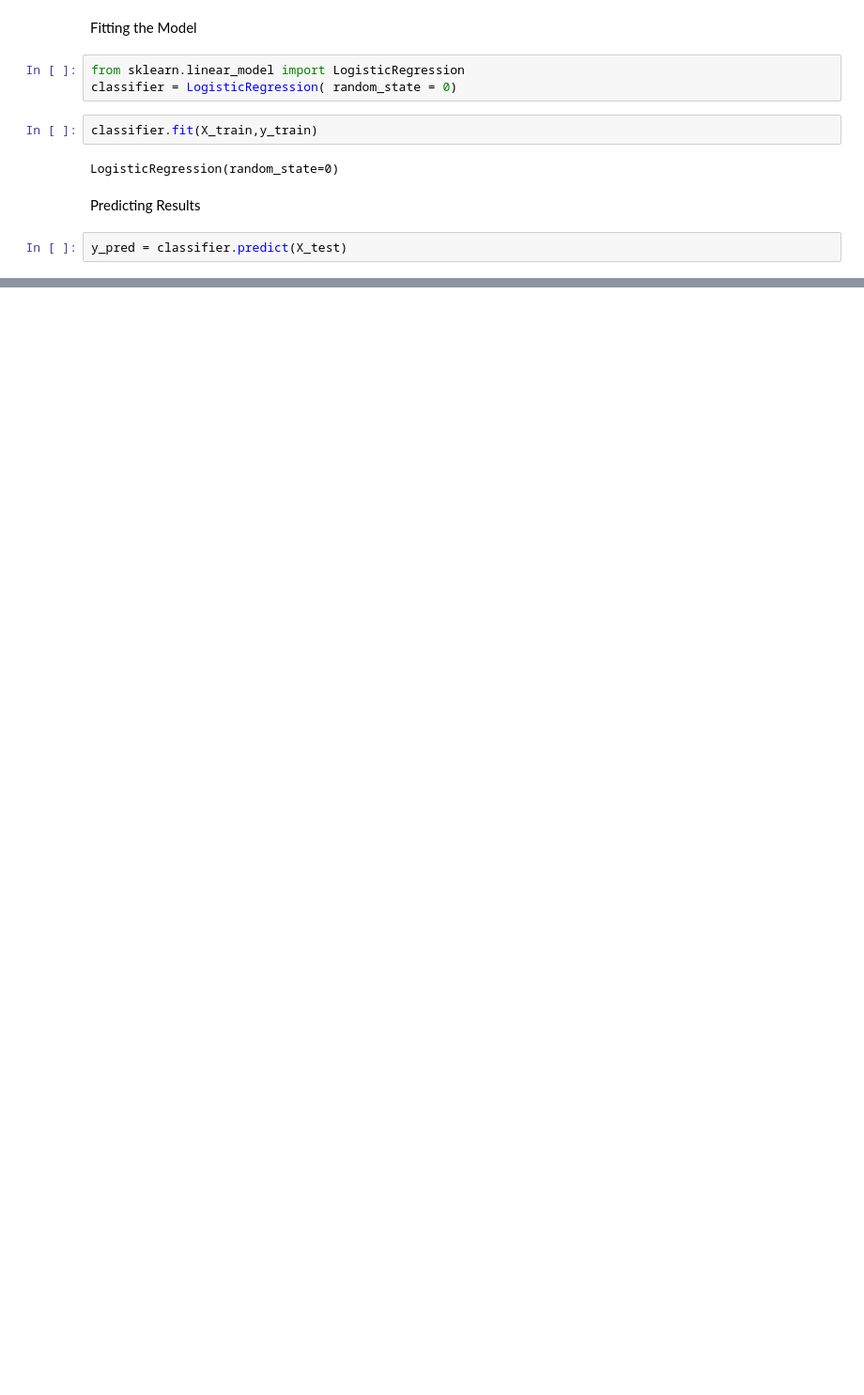
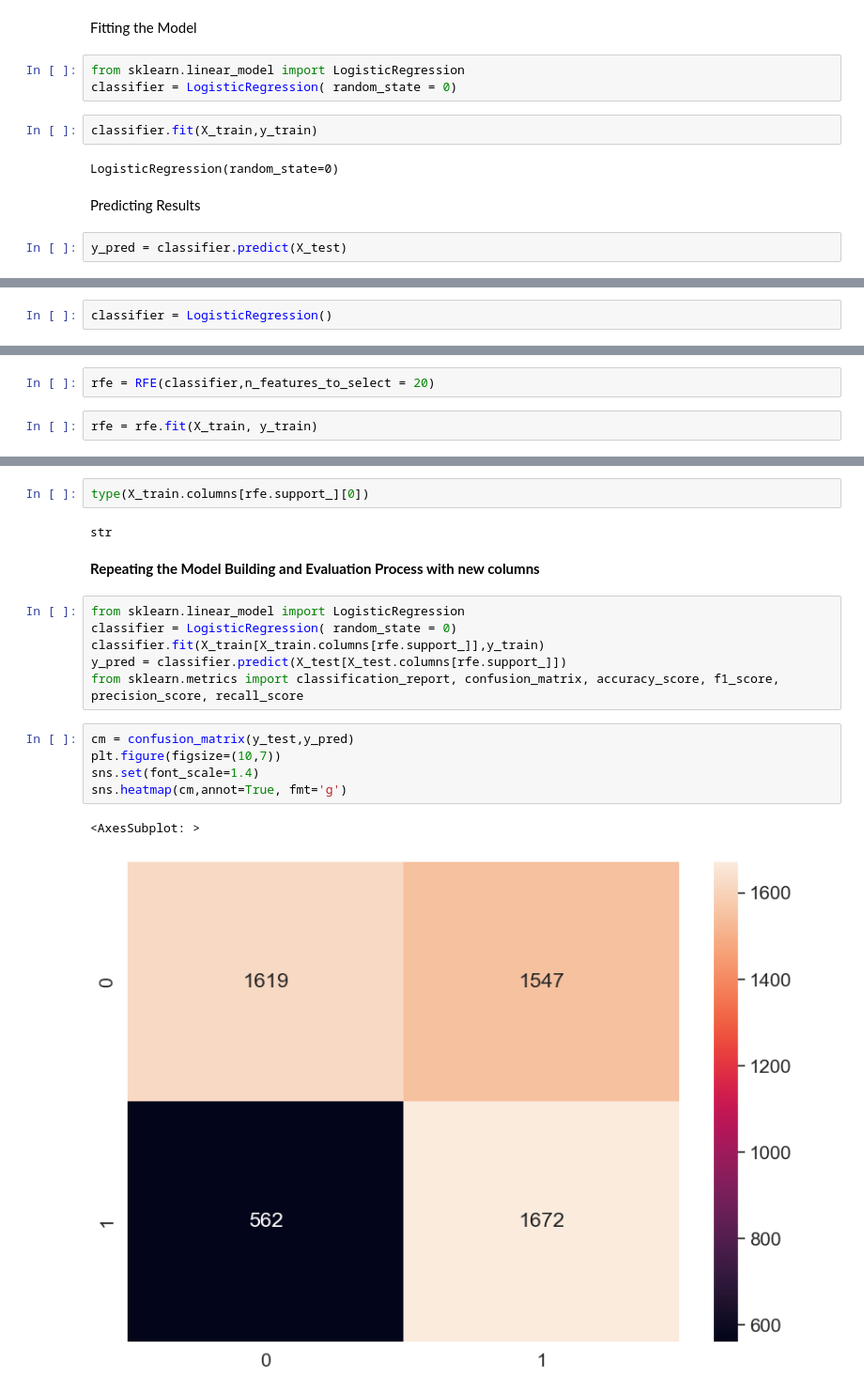
Before and after one commit to Devansh-Gupta-Official/minimizing-churn-subscription, a Jupyter notebook: minimizing_churn.ipynb, the cells around one changed output, grey strips where cells are left out. Shown at 94% size. Cells and saved outputs as stored; diff of their text form; blank space fills up the shorter version.

```diff
--- a/minimizing_churn.ipynb
+++ b/minimizing_churn.ipynb
@@ -363,0 +433,2 @@ y_pred = classifier.predict(X_test)
+# %%
+classifier = LogisticRegression()
@@ -363,0 +439,4 @@ y_pred = classifier.predict(X_test)
+# %%
+rfe = RFE(classifier,n_features_to_select = 20)
+# %%
+rfe = rfe.fit(X_train, y_train)
@@ -363,0 +470,20 @@ y_pred = classifier.predict(X_test)
+# %%
+type(X_train.columns[rfe.support_][0])
+# %% [output]
+str
+# %% [markdown]
+**Repeating the Model Building and Evaluation Process with new columns**
+# %%
+from sklearn.linear_model import LogisticRegression
+classifier = LogisticRegression( random_state = 0)
+classifier.fit(X_train[X_train.columns[rfe.support_]],y_train)
+y_pred = classifier.predict(X_test[X_test.columns[rfe.support_]])
+from sklearn.metrics import classification_report, confusion_matrix, accuracy_score, f1_score, precision_score, recall_score
+# %%
+cm = confusion_matrix(y_test,y_pred)
+plt.figure(figsize=(10,7))
+sns.set(font_scale=1.4)
+sns.heatmap(cm,annot=True, fmt='g')
+# %% [output]
+<AxesSubplot: >
+[figure, added]
```
Also changed, not shown: parts of 27 cells of this notebook.
